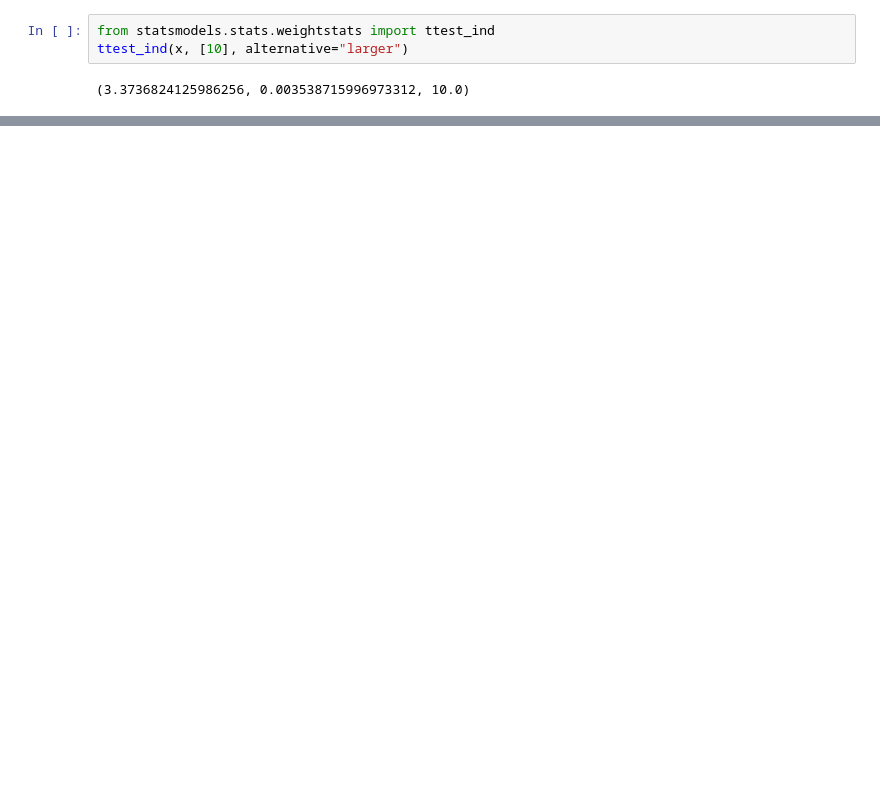
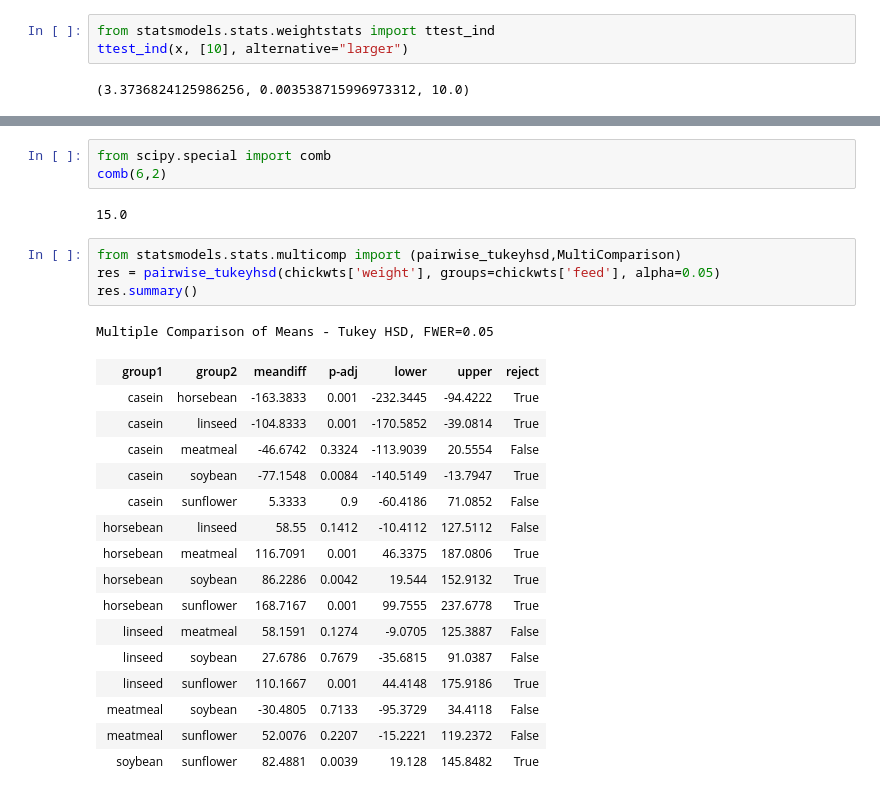
Before and after one commit to IshidaMotohiro/IshidaMotohiro.github.io, a Jupyter notebook: DataScience.ipynb, the cells around one changed output, grey strips where cells are left out. Cells and saved outputs as stored; diff of their text form; blank space fills up the shorter version.

```diff
--- a/DataScience.ipynb
+++ b/DataScience.ipynb
@@ -576,0 +704,27 @@ ttest_ind(x, [10], alternative="larger")
+# %%
+from scipy.special import comb
+comb(6,2)
+# %% [output]
+15.0
+# %%
+from statsmodels.stats.multicomp import (pairwise_tukeyhsd,MultiComparison)
+res = pairwise_tukeyhsd(chickwts['weight'], groups=chickwts['feed'], alpha=0.05)
+res.summary()
+# %% [output]
+Multiple Comparison of Means - Tukey HSD, FWER=0.05
+| group1 | group2 | meandiff | p-adj | lower | upper | reject |
+| casein | horsebean | -163.3833 | 0.001 | -232.3445 | -94.4222 | True |
+| casein | linseed | -104.8333 | 0.001 | -170.5852 | -39.0814 | True |
+| casein | meatmeal | -46.6742 | 0.3324 | -113.9039 | 20.5554 | False |
+| casein | soybean | -77.1548 | 0.0084 | -140.5149 | -13.7947 | True |
+| casein | sunflower | 5.3333 | 0.9 | -60.4186 | 71.0852 | False |
+| horsebean | linseed | 58.55 | 0.1412 | -10.4112 | 127.5112 | False |
+| horsebean | meatmeal | 116.7091 | 0.001 | 46.3375 | 187.0806 | True |
+| horsebean | soybean | 86.2286 | 0.0042 | 19.544 | 152.9132 | True |
+| horsebean | sunflower | 168.7167 | 0.001 | 99.7555 | 237.6778 | True |
+| linseed | meatmeal | 58.1591 | 0.1274 | -9.0705 | 125.3887 | False |
+| linseed | soybean | 27.6786 | 0.7679 | -35.6815 | 91.0387 | False |
+| linseed | sunflower | 110.1667 | 0.001 | 44.4148 | 175.9186 | True |
+| meatmeal | soybean | -30.4805 | 0.7133 | -95.3729 | 34.4118 | False |
+| meatmeal | sunflower | 52.0076 | 0.2207 | -15.2221 | 119.2372 | False |
+| soybean | sunflower | 82.4881 | 0.0039 | 19.128 | 145.8482 | True |
```
Also changed, not shown: parts of 23 cells of this notebook.
